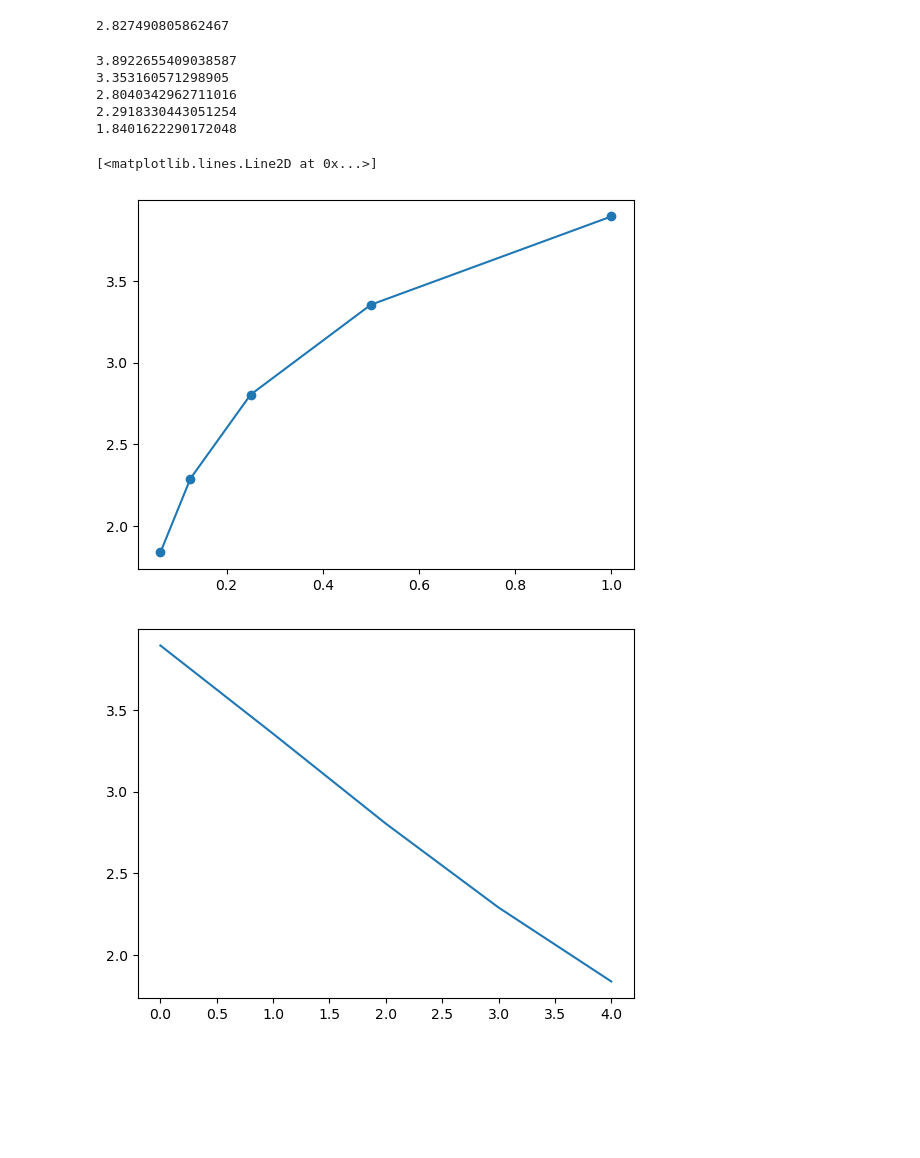
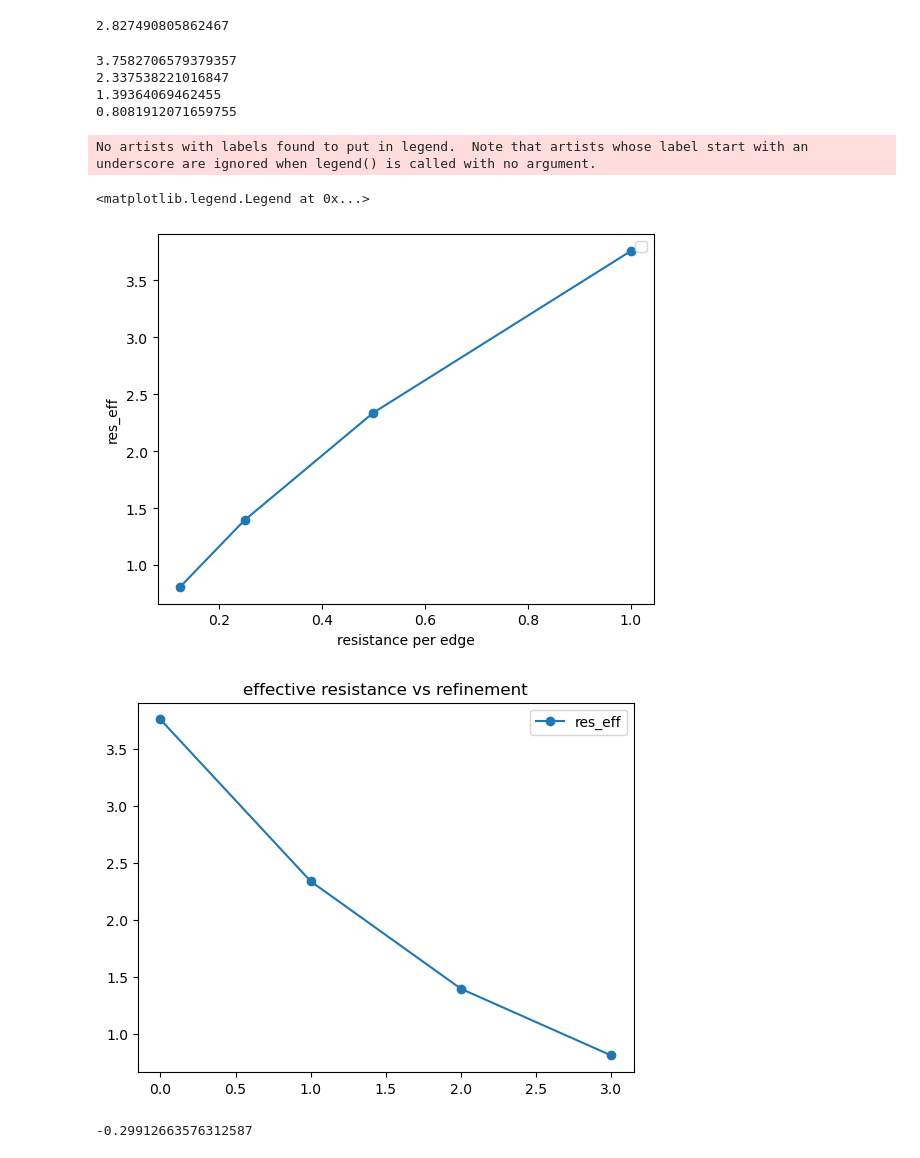
Before and after one commit to andy-c-huang/numerical-gems, a Jupyter notebook: circuit-networks.ipynb, the cells around one changed output. Drawn from its saved outputs; the diff is of its cells as text; code cells hidden in the pictures; blank space fills up the shorter version.

Commit message:
convergence plots

```diff
--- a/circuit-networks.ipynb
+++ b/circuit-networks.ipynb
@@ -3,7 +3,7 @@ import numpy as np
 import matplotlib.pyplot as plt
 import networkx as nx
 # %%
-m = 5
+m = 4
 n = 9
 
 res_x = 1.0
@@ -27,19 +33,22 @@ nx.resistance_distance(G,(0,0),(m-1,n-1),weight='res')
 # %%
 # power of two refinement study
 
-init_m = 20
-init_n = 20
+init_m = 20 # => m-1 edges in the x direciton
+init_n = 20 # => n-1 edges in the y direction
 
 res_x = 1.0
 res_y = 1.0
 
-num_refinement = 5
+num_refinement = 4
 
-size_x = [init_m]
-size_y = [init_n]
-for k in range(num_refinement):
-    size_x = size_x + [2*size_x[-1]-1]
-    size_y = size_y + [2*size_y[-1]-1]
+# recursive relation to determine num edges in refinement
+#size_x = [init_m]
+#size_y = [init_n]
+#for k in range(num_refinement):
+#    size_x = size_x + [2*size_x[-1]-1]
+#    size_y = size_y + [2*size_y[-1]-1]
+size_x = [(init_m-1)*2**k -1 for k in range(num_refinement)]
+size_y = [(init_n-1)*2**k -1 for k in range(num_refinement)]
 
 G = [nx.Graph() for g in range(num_refinement)]
 factors = [2**k for k in range(num_refinement)]
@@ -48,34 +57,48 @@ for k in range(num_refinement):
     for i in range(size_x[k]):
         for j in range(size_y[k]):
             if i < size_x[k]-1:
-                G[k].add_edge((i,j),(i+1,j),label=str(i)+"_"+str(i+1)+"__"+str(j),res=res_x/np.sqrt(factors[k]))
+                G[k].add_edge((i,j),(i+1,j),label=str(i)+"_"+str(i+1)+"__"+str(j),res=res_x/factors[k])
             if j < size_y[k]-1:
-                G[k].add_edge((i,j),(i,j+1),label=str(i)+"__"+str(j)+"_"+str(j+1),res=res_y/np.sqrt(factors[k]))
+                G[k].add_edge((i,j),(i,j+1),label=str(i)+"__"+str(j)+"_"+str(j+1),res=res_y/factors[k])
 # %%
 diag_res = [0 for k in range(num_refinement)]
 for k in range(num_refinement):
     diag_res[k] = nx.resistance_distance(G[k],(0,0),(size_x[k]-1,size_y[k]-1),weight='res')
     print(diag_res[k])
 # %% [output]
-3.8922655409038587
-3.353160571298905
-2.8040342962711016
-2.2918330443051254
-1.8401622290172048
+3.7582706579379357
+2.337538221016847
+1.39364069462455
+0.8081912071659755
 # %%
 plt.figure()
 plt.plot([1./f for f in factors],np.array(diag_res),marker='o')
+plt.xlabel('resistance per edge')
+plt.ylabel('res_eff')
+plt.legend()
+
 plt.figure()
-plt.plot(diag_res)
+plt.title('effective resistance vs refinement')
+plt.plot(diag_res,marker='o',label='res_eff')
+plt.legend()
 # %% [output]
-[<matplotlib.lines.Line2D at 0x...>]
+No artists with labels found to put in legend.  Note that artists whose label start with an underscore are ignored when legend() is called with no argument.
+<matplotlib.legend.Legend at 0x...>
-[figure, old version]
+[figure, new version]
-[figure, old version]
+[figure, new version]
 # %%
 from scipy.optimize import curve_fit
 
 def exponential_model(x, a, b, c):
     return a * np.exp(b * x) + c
 
-popt, pcov = curve_fit(exponential_model, factors, diag_res, p0=(1.0, 0.1, 0.1))
+xdata = np.array(range(num_refinement))
+#xdata = [1/f for f in factors]
+ydata = diag_res
+
+popt, pcov = curve_fit(exponential_model, xdata, ydata, p0=(1.0, 0.1, 0.1))
+asymptote = popt[2]
+print(asymptote)
+# %% [output]
+-0.29912663576312587
 # %%
```
Also changed, not shown: parts of 4 cells of this notebook.
